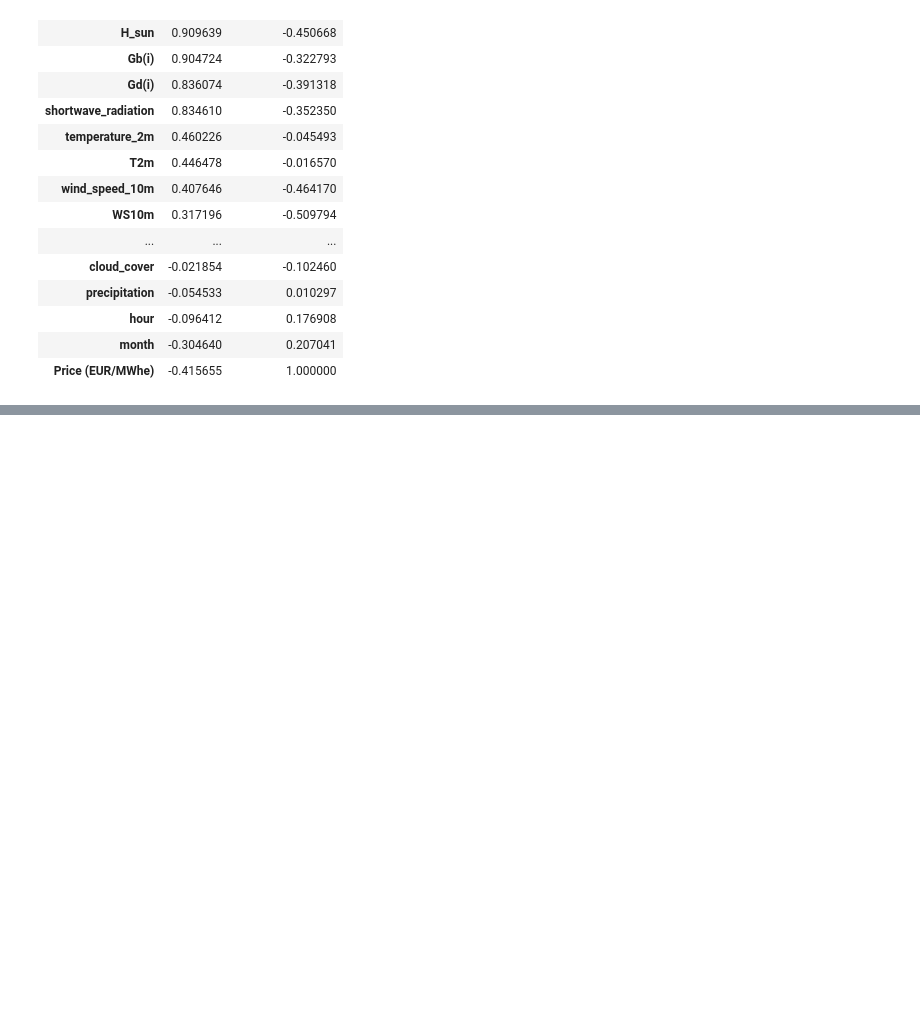
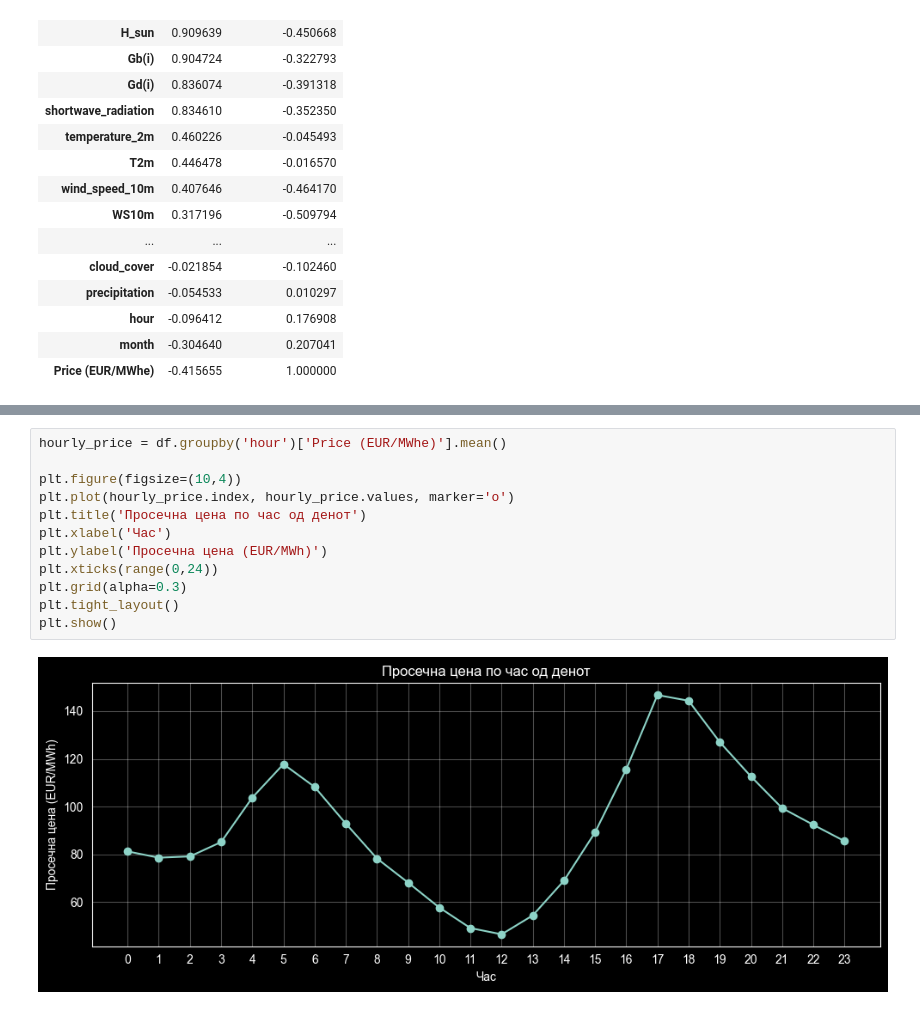
Before and after one commit to hristinagjorgjievska/pv-energy-trading-optimization, a Jupyter notebook: notebooks/06__exploratory_analysis.ipynb, the cells around one changed output, grey strips where cells are left out. Drawn from its saved outputs; the diff is of its cells as text; blank space fills up the shorter version.

```diff
--- a/notebooks/06__exploratory_analysis.ipynb
+++ b/notebooks/06__exploratory_analysis.ipynb
@@ -143,0 +178,14 @@ df.corr()[['P', 'Price (EUR/MWhe)']].sort_values('P', ascending=False)
+# %%
+hourly_price = df.groupby('hour')['Price (EUR/MWhe)'].mean()
+
+plt.figure(figsize=(10,4))
+plt.plot(hourly_price.index, hourly_price.values, marker='o')
+plt.title('Просечна цена по час од денот')
+plt.xlabel('Час')
+plt.ylabel('Просечна цена (EUR/MWh)')
+plt.xticks(range(0,24))
+plt.grid(alpha=0.3)
+plt.tight_layout()
+plt.show()
+# %% [output]
+[figure, added]
```
Also changed, not shown: parts of 12 cells of this notebook.
